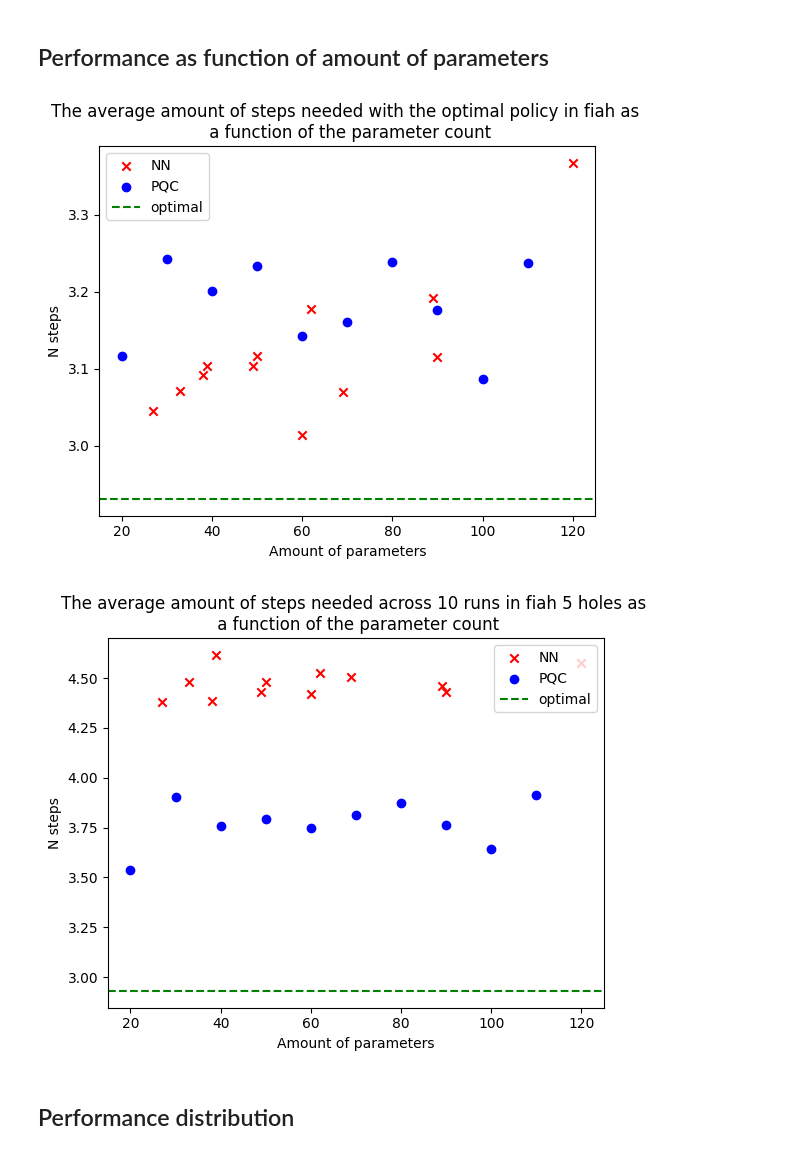
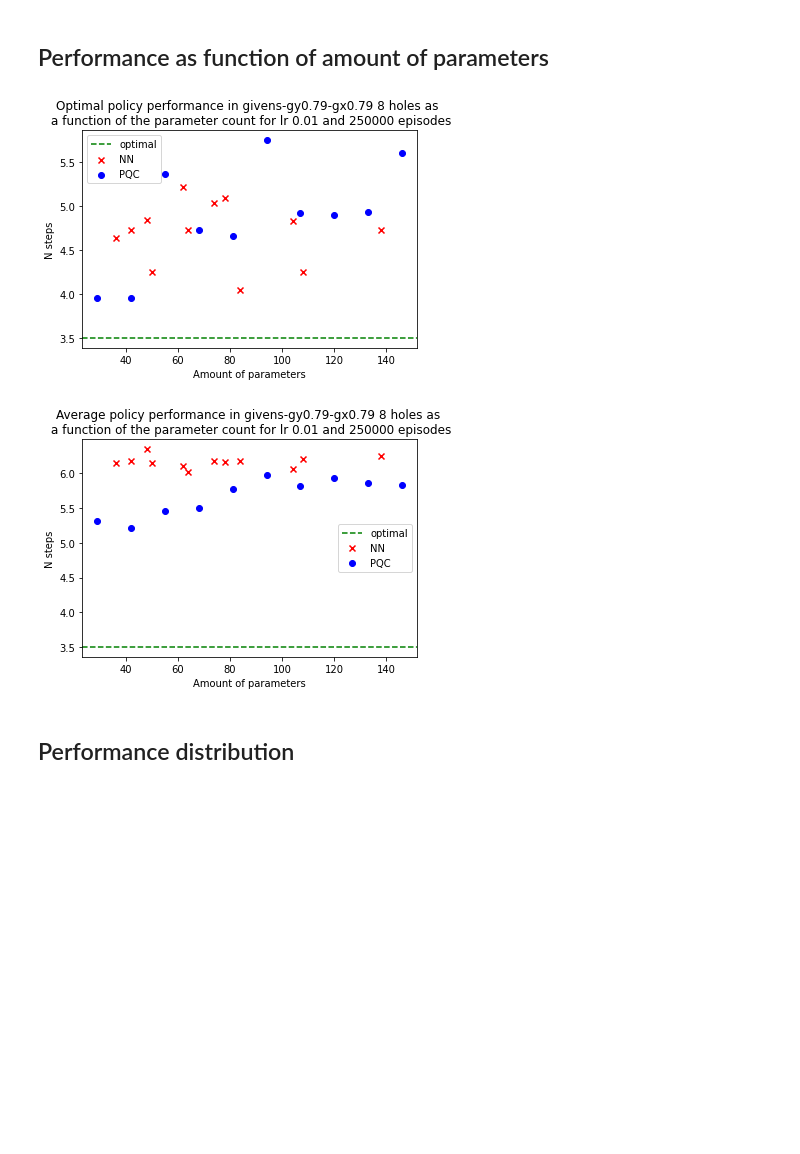
Before and after one commit to JesseBosman/QRL-Thesis, a Jupyter notebook: results.ipynb, the cells around one changed output. Saved outputs shown, nothing was run; the diff lists cells and outputs as text; code cells hidden in the pictures; blank space fills up the shorter version.

Commit message:
added gui code and additions to results

```diff
--- a/results.ipynb
+++ b/results.ipynb
@@ -15,11 +15,13 @@ You can optionally first run write to csv to ensure all available data is in the
 # %% [markdown]
 ## Data
 # %%
-# t.write_results_to_csv()
+t.write_results_to_csv()
 csv_path_NN = "/home/s2025396/data1/resultsQRL/NEW/NN_experiment_data.csv"
 csv_path_PQC = "/home/s2025396/data1/resultsQRL/NEW/PQC_experiment_data.csv"
 df_PQC = pd.read_csv(csv_path_PQC)
 df_NN = pd.read_csv(csv_path_NN)
-df_NN[["best_performance", "std_best_performance", "mean_performance", "std_mean_performance", "std_std_performance", "best_policy_math_avg"]].round(4)
-print(df_NN["best_performance"])
+df_NN[["best_performance", "std_best_performance", "mean_performance", "std_mean_performance", "std_std_performance", "best_policy_math_avg"]] = df_NN[["best_performance", "std_best_performance", "mean_performance", "std_mean_performance", "std_std_performance", "best_policy_math_avg"]].round(4)
+df_PQC[["best_performance", "std_best_performance", "mean_performance", "std_mean_performance", "std_std_performance", "best_policy_math_avg"]] = df_PQC[["best_performance", "std_best_performance", "mean_performance", "std_mean_performance", "std_std_performance", "best_policy_math_avg"]].round(4)
+# print(df_PQC[df_PQC["n_holes"]==6])
+print(df_NN.columns)
 # %% [output]
@@ -77,6 +74,7 @@ def select_data(df_NN, df_PQC, env_name = None, n_holes= None, lr = None, n_eps
 
     if env_name is not None:
         data_NN = data_NN[data_NN["environment"]== env_name]
+        data_PQC = data_PQC[data_PQC["environment"]== env_name]
 
     if n_holes is not None:
         data_NN = data_NN[data_NN["n_holes"]== n_holes]
@@ -124,9 +122,9 @@ for lr 0.001 and 250000 eps, there are 96 models
 ### PQC
 # %%
 df_PQC.head()
-# print(len(df_PQC["max_steps"]))
-# for lr in [0.1, 0.01, 0.001]:
-#     for n_eps in [2500, 11600, 53860, 250000]:
-#         mask = df_PQC[df_PQC["learning_rate"]==lr][df_PQC["n_episodes"]==n_eps]
-#         print(f"for lr {lr} and {n_eps} eps, there are {len(mask)} models")
+print(len(df_PQC["max_steps"]))
+for lr in [0.1, 0.01, 0.001]:
+    for n_eps in [2500, 11600, 53860, 250000]:
+        mask = df_PQC[df_PQC["learning_rate"]==lr][df_PQC["n_episodes"]==n_eps]
+        print(f"for lr {lr} and {n_eps} eps, there are {len(mask)} models")
 # %% [output]
@@ -150,10 +154,6 @@ df_PQC.head()
 # %% [markdown]
 ## Performance as function of amount of parameters
 # %%
-env_name = "fiah"
-n_holes = 5
-
-
 def plot_best_performance_and_mean_per_params(df_NN, df_PQC, env_name, n_holes, lr = None, n_eps = None, optimal_performance = None):
 
     data_NN, data_PQC = select_data(df_NN, df_PQC, env_name, n_holes, lr, n_eps)
@@ -166,6 +166,7 @@ def plot_best_performance_and_mean_per_params(df_NN, df_PQC, env_name, n_holes,
 
     different_parameter_counts_NN = np.unique(data_NN["number_of_parameters"])
     different_parameter_counts_PQC = np.unique(data_PQC["number_of_parameters"])
+
 
     for n_params in different_parameter_counts_NN:
         data = data_NN[data_NN["number_of_parameters"]==n_params]
@@ -182,38 +183,47 @@ def plot_best_performance_and_mean_per_params(df_NN, df_PQC, env_name, n_holes,
         avg_best_performances_PQC.append(avg_best_performance)
 
         avg_mean_performance = np.mean(data["mean_performance"])
         avg_mean_performances_PQC.append(avg_mean_performance)
 
     plt.scatter(different_parameter_counts_NN, avg_best_performances_NN, marker= "x", color = "r", label = "NN")
     plt.scatter(different_parameter_counts_PQC, avg_best_performances_PQC, marker= "o", color = "b", label = "PQC")
 
     if optimal_performance is not None:
         plt.axhline(y = optimal_performance, linestyle = "dashed", color = 'g', label = "optimal")
 
     plt.xlabel("Amount of parameters")
     plt.ylabel("N steps")
-    plt.title(f"The average amount of steps needed with the optimal policy in {env_name} as \n a function of the parameter count")
+    plt.title(f"Optimal policy performance in {env_name} {n_holes} holes as \n a function of the parameter count for lr {lr} and {n_eps} episodes")
     plt.legend()
     plt.show()
 
     plt.scatter(different_parameter_counts_NN, avg_mean_performances_NN, marker= "x", color = "r", label = "NN")
     plt.scatter(different_parameter_counts_PQC, avg_mean_performances_PQC, marker= "o", color = "b", label = "PQC")
 
     if optimal_performance is not None:
         plt.axhline(y = optimal_performance, linestyle = "dashed", color = 'g', label = "optimal")
 
     plt.xlabel("Amount of parameters")
     plt.ylabel("N steps")
-    plt.title(f"The average amount of steps needed across 10 runs in {env_name} {n_holes} holes as \n a function of the parameter count")
+    plt.title(f"Average policy performance in {env_name} {n_holes} holes as \n a function of the parameter count for lr {lr} and {n_eps} episodes")
     plt.legend()
     plt.show()
 
     pass
 
-plot_best_performance_and_mean_per_params(df_NN, df_PQC, "fiah", 5, lr= None, n_eps= None, optimal_performance= 2.9309)
+# eerste resultaten:
+
+# set 1
+env_name = "givens-gy0.79-gx0.79"
+lr = 0.01
+n_eps = 250000
+n_holes = 8
+
+
+plot_best_performance_and_mean_per_params(df_NN, df_PQC, env_name, n_holes, lr, n_eps, optimal_performance= df_optimal[df_optimal["environment"]==env_name][df_optimal["n_holes"]==n_holes]["performance"].values[0])
 # %% [output]
-[figure, old version]
+[figure, new version]
-[figure, old version]
+[figure, new version]
 # %% [markdown]
 ## Performance distribution
 # %%
```
Also changed, not shown: parts of 6 cells of this notebook, 1 other file.
